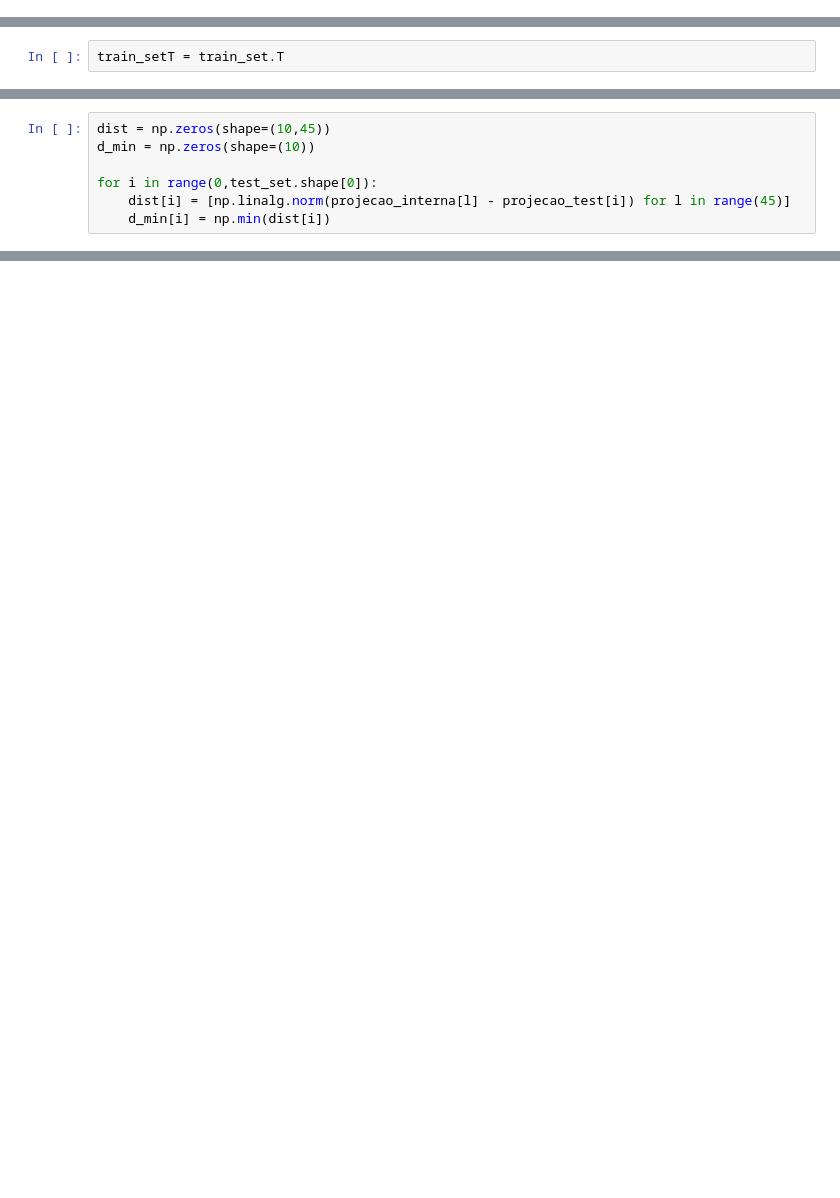
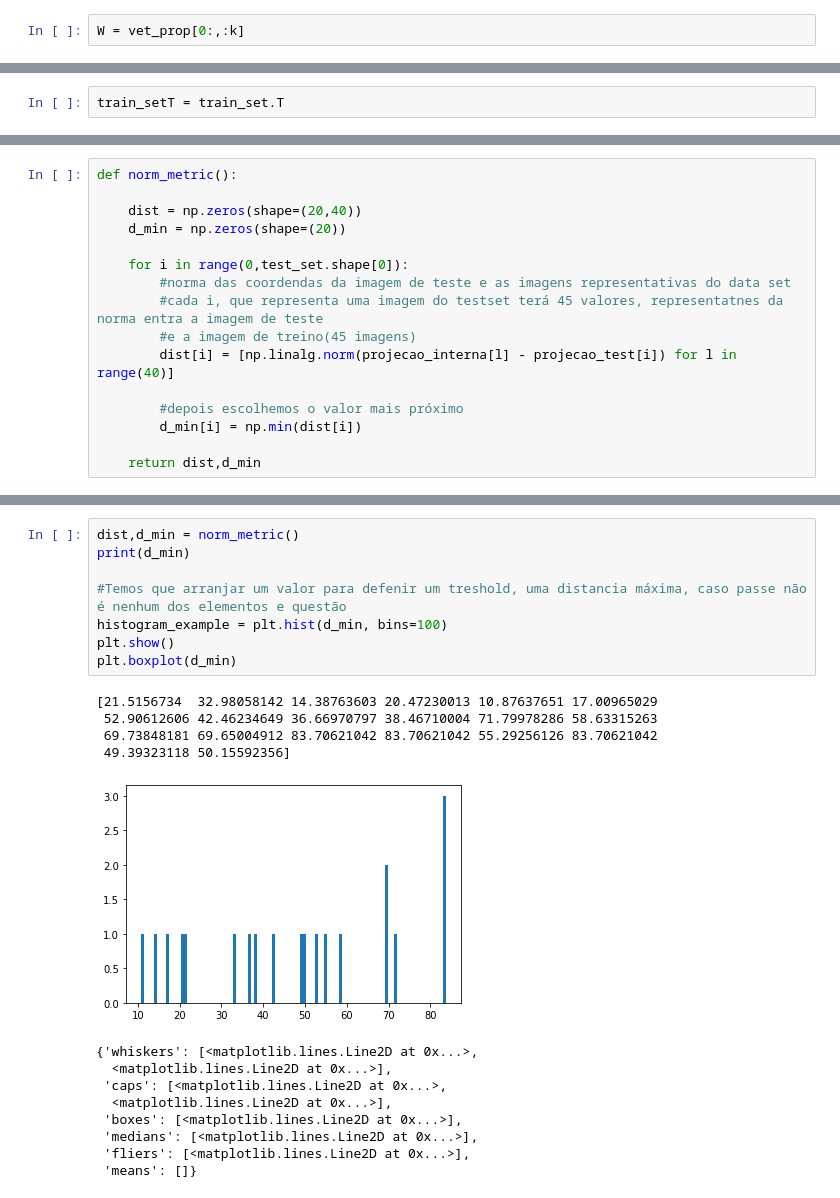
Before and after one commit to GuilhermeViveiros/Face-Recognition, a Jupyter notebook: PCA&FaceRecognition.ipynb, the cells around one changed output, grey strips where cells are left out. Saved outputs shown, nothing was run; the diff lists cells and outputs as text; blank space fills up the shorter version.

```diff
--- a/PCA&FaceRecognition.ipynb
+++ b/PCA&FaceRecognition.ipynb
@@ -183,3 +217,5 @@ W = vet_prop[0:,[0,1,2,3,4,5,6,7,8,9,10,11,12,13,14,15,16,17,18,19,20,21,22,23,2
+# %%
+W = vet_prop[0:,:k]
 # %%
 print(W.shape)
 print(train_set.shape)
@@ -214,7 +259,16 @@ Clipping input data to the valid range for imshow with RGB data ([0..1] for floa
 # %%
-dist = np.zeros(shape=(10,45))
-d_min = np.zeros(shape=(10))
+def norm_metric():
 
-for i in range(0,test_set.shape[0]):
-    dist[i] = [np.linalg.norm(projecao_interna[l] - projecao_test[i]) for l in range(45)]
-    d_min[i] = np.min(dist[i])
+    dist = np.zeros(shape=(20,40))
+    d_min = np.zeros(shape=(20))
+
+    for i in range(0,test_set.shape[0]):
+        #norma das coordendas da imagem de teste e as imagens representativas do data set
+        #cada i, que representa uma imagem do testset terá 45 valores, representatnes da norma entra a imagem de teste
+        #e a imagem de treino(45 imagens)
+        dist[i] = [np.linalg.norm(projecao_interna[l] - projecao_test[i]) for l in range(40)]
+
+        #depois escolhemos o valor mais próximo
+        d_min[i] = np.min(dist[i])
+
+    return dist,d_min
@@ -235,0 +330,22 @@ print(dist[8])
+# %%
+dist,d_min = norm_metric()
+print(d_min)
+
+#Temos que arranjar um valor para defenir um treshold, uma distancia máxima, caso passe não é nenhum dos elementos e questão
+histogram_example = plt.hist(d_min, bins=100)
+plt.show()
+plt.boxplot(d_min)
+# %% [output]
+[21.5156734  32.98058142 14.38763603 20.47230013 10.87637651 17.00965029
+ 52.90612606 42.46234649 36.66970797 38.46710004 71.79978286 58.63315263
+ 69.73848181 69.65004912 83.70621042 83.70621042 55.29256126 83.70621042
+ 49.39323118 50.15592356]
+[figure, added]
+{'whiskers': [<matplotlib.lines.Line2D at 0x...>,
+  <matplotlib.lines.Line2D at 0x...>],
+ 'caps': [<matplotlib.lines.Line2D at 0x...>,
+  <matplotlib.lines.Line2D at 0x...>],
+ 'boxes': [<matplotlib.lines.Line2D at 0x...>],
+ 'medians': [<matplotlib.lines.Line2D at 0x...>],
+ 'fliers': [<matplotlib.lines.Line2D at 0x...>],
+ 'means': []}
```
Also changed, not shown: parts of 44 cells of this notebook.
